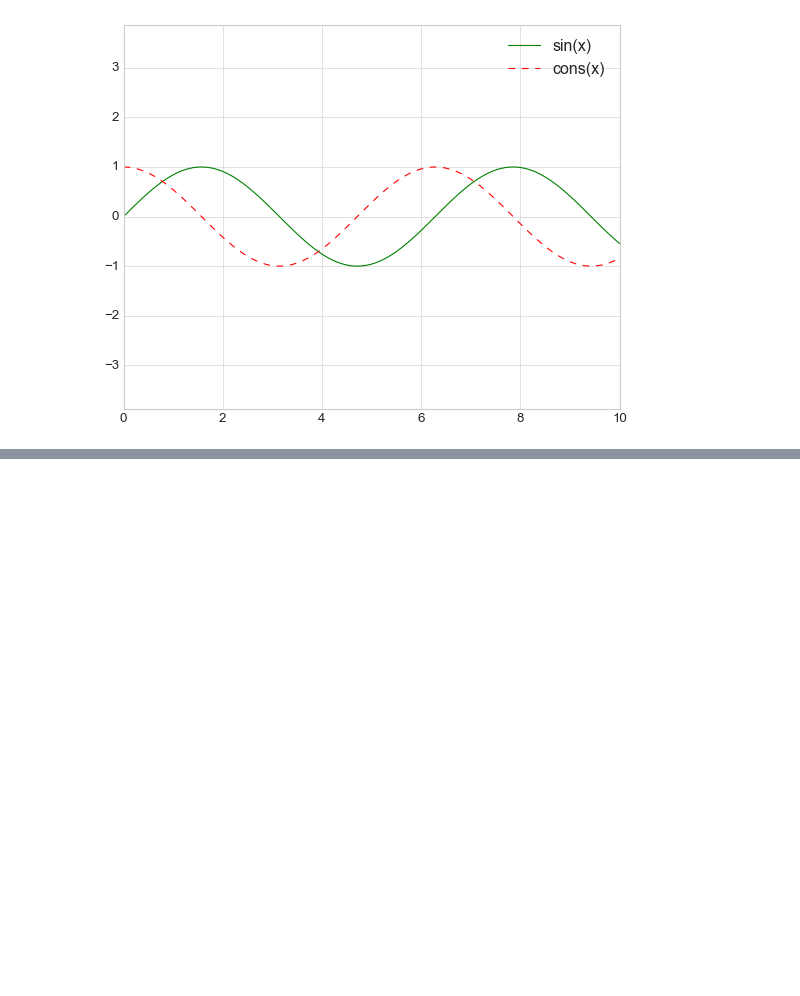
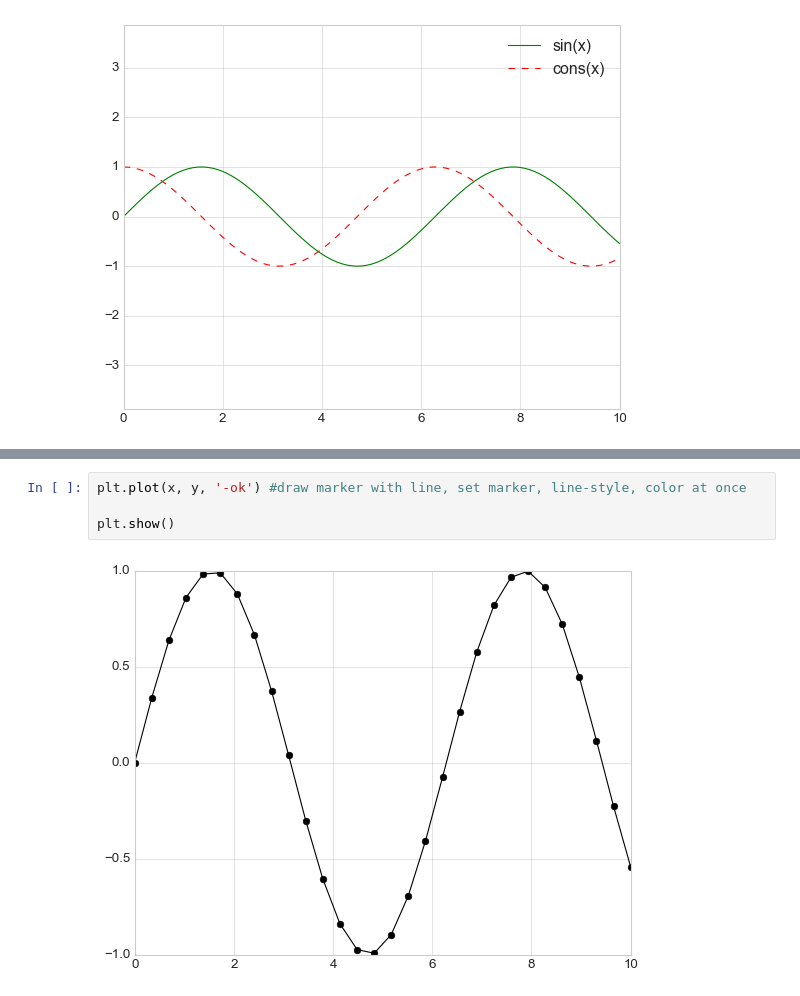
Before and after one commit to tak-jj/TIL, a Jupyter notebook: 2022-10-19/01.Matplotlib.ipynb, the cells around one changed output, grey strips where cells are left out. Saved outputs shown, nothing was run; the diff lists cells and outputs as text; blank space fills up the shorter version.

```diff
--- a/2022-10-19/01.Matplotlib.ipynb
+++ b/2022-10-19/01.Matplotlib.ipynb
@@ -194,0 +216,6 @@ plt.show()
+# %%
+plt.plot(x, y, '-ok') #draw marker with line, set marker, line-style, color at once
+
+plt.show()
+# %% [output]
+[figure, added]
```
Also changed, not shown: parts of 10 cells of this notebook, 2 other files.
